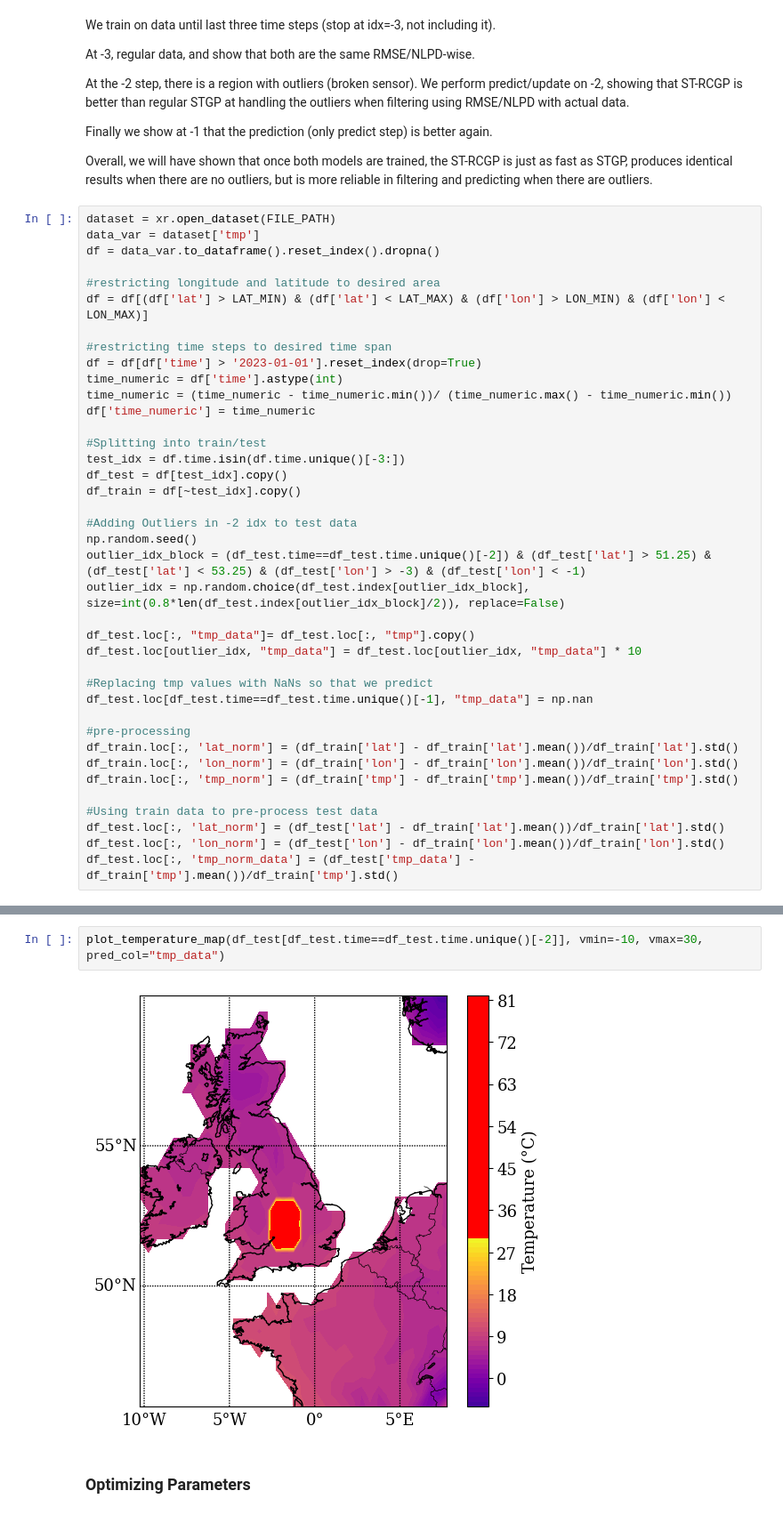
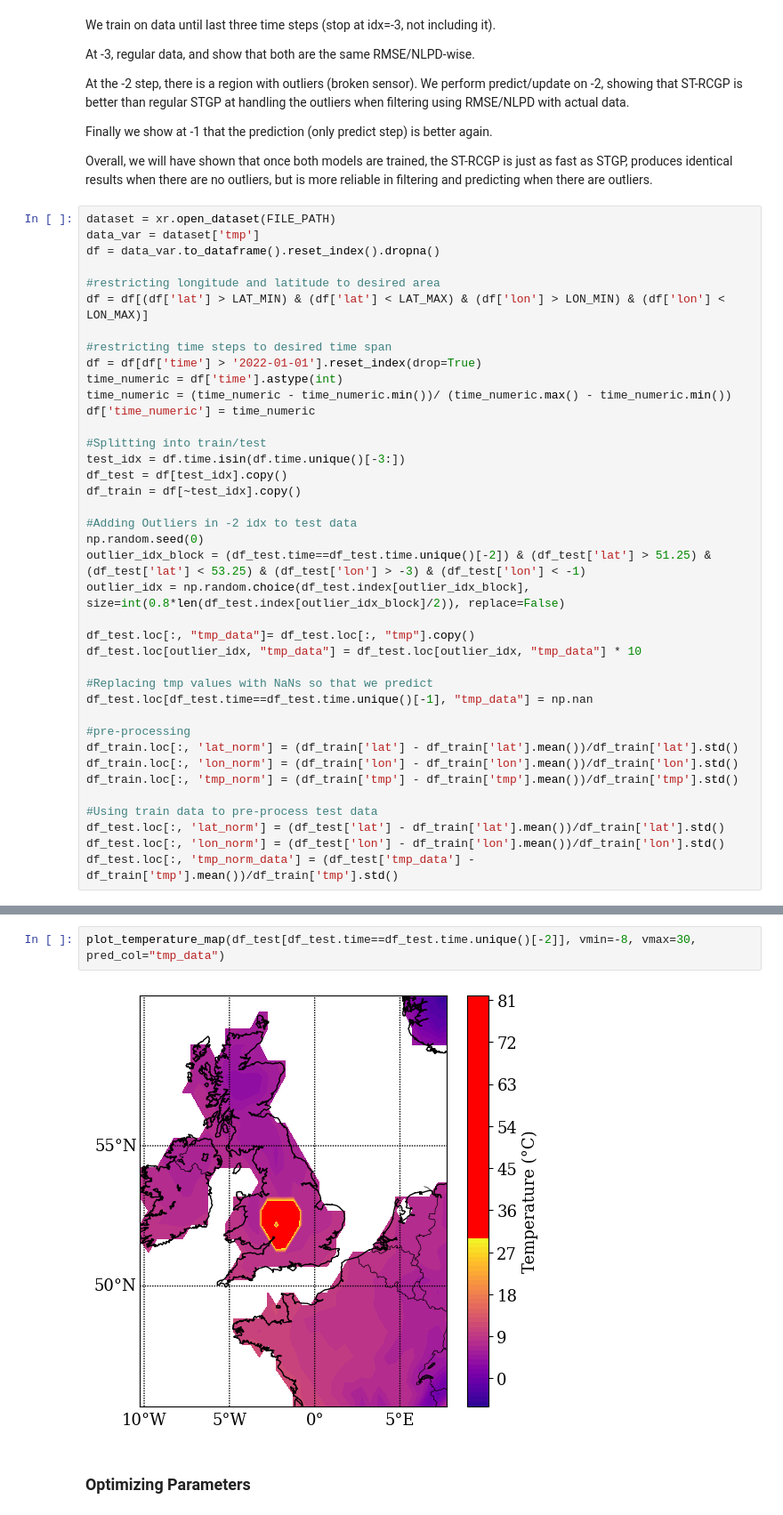
Before and after one commit to williamlaplante/ST-RCGP, a Jupyter notebook: experiments/weather-forecasting/model-fitting.ipynb, the cells around one changed output, grey strips where cells are left out. Shown at 89% size. Drawn from its saved outputs; the diff is of its cells as text.

```diff
--- a/experiments/weather-forecasting/model-fitting.ipynb
+++ b/experiments/weather-forecasting/model-fitting.ipynb
@@ -138,7 +138,7 @@ df = data_var.to_dataframe().reset_index().dropna()
 df = df[(df['lat'] > LAT_MIN) & (df['lat'] < LAT_MAX) & (df['lon'] > LON_MIN) & (df['lon'] < LON_MAX)]
 
 #restricting time steps to desired time span
-df = df[df['time'] > '2023-01-01'].reset_index(drop=True)
+df = df[df['time'] > '2022-01-01'].reset_index(drop=True)
 time_numeric = df['time'].astype(int)
 time_numeric = (time_numeric - time_numeric.min())/ (time_numeric.max() - time_numeric.min())
 df['time_numeric'] = time_numeric
@@ -149,7 +149,7 @@ df_test = df[test_idx].copy()
 df_train = df[~test_idx].copy()
 
 #Adding Outliers in -2 idx to test data
-np.random.seed()
+np.random.seed(0)
 outlier_idx_block = (df_test.time==df_test.time.unique()[-2]) & (df_test['lat'] > 51.25) & (df_test['lat'] < 53.25) & (df_test['lon'] > -3) & (df_test['lon'] < -1)
 outlier_idx = np.random.choice(df_test.index[outlier_idx_block], size=int(0.8*len(df_test.index[outlier_idx_block]/2)), replace=False)
 
@@ -202,8 +202,8 @@ Number of Training Points :  5139
 Number of outliers :  9
 # %%
-plot_temperature_map(df_test[df_test.time==df_test.time.unique()[-2]], vmin=-10, vmax=30, pred_col="tmp_data")
+plot_temperature_map(df_test[df_test.time==df_test.time.unique()[-2]], vmin=-8, vmax=30, pred_col="tmp_data")
 # %% [output]
-[figure, old version]
+[figure, new version]
 # %% [markdown]
 ### Optimizing Parameters
 # %%
```
Also changed, not shown: parts of 10 cells of this notebook, 1 other file.
